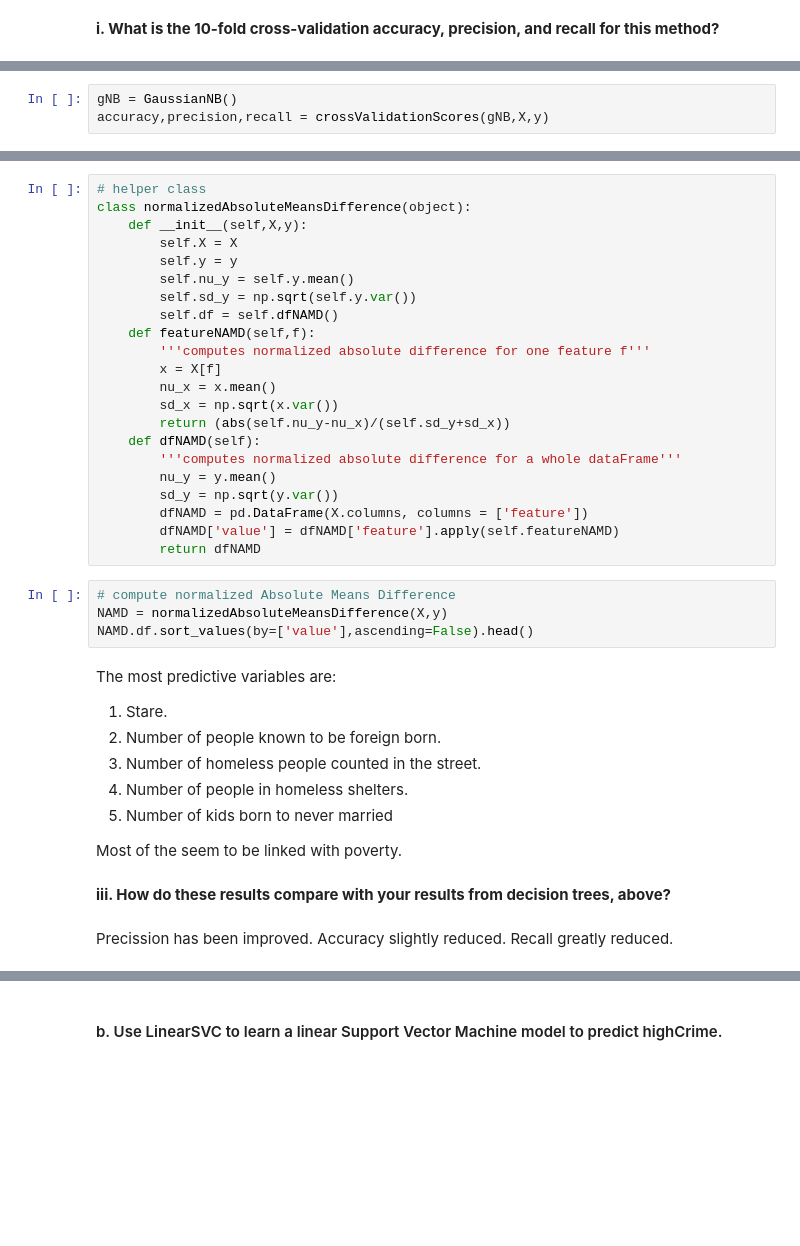
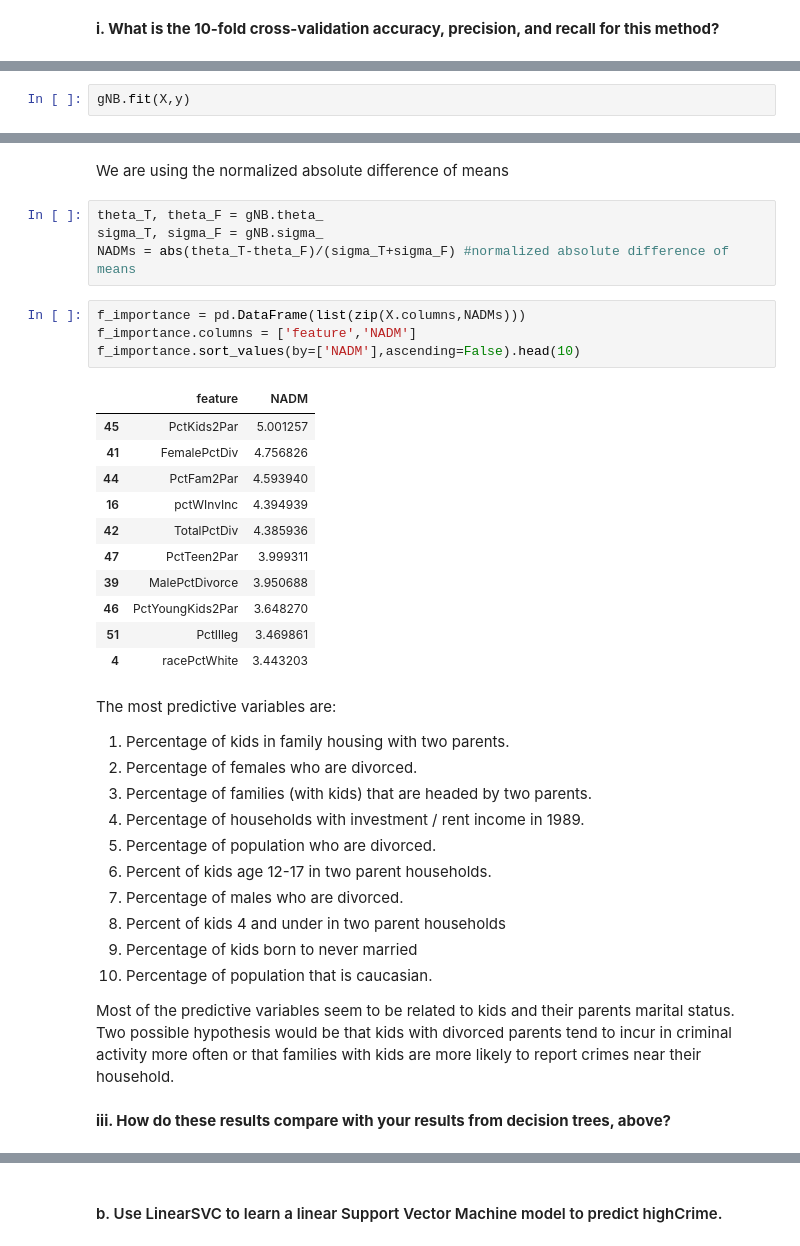
Before and after one commit to edballest/DataScienceAnalytics-CrimePrediction, a Jupyter notebook: Ballesteros-A20410861-homework1.ipynb, the cells around one changed output, grey strips where cells are left out. Saved outputs shown, nothing was run; the diff lists cells and outputs as text; blank space fills up the shorter version.

```diff
--- a/Ballesteros-A20410861-homework1.ipynb
+++ b/Ballesteros-A20410861-homework1.ipynb
@@ -140,3 +184,2 @@ from sklearn.naive_bayes import GaussianNB
 # %%
-gNB = GaussianNB()
-accuracy,precision,recall = crossValidationScores(gNB,X,y)
+gNB.fit(X,y)
@@ -145,39 +188,38 @@ accuracy,precision,recall = crossValidationScores(gNB,X,y)
-# %%
-# helper class
-class normalizedAbsoluteMeansDifference(object):
-    def __init__(self,X,y):
-        self.X = X
-        self.y = y
-        self.nu_y = self.y.mean()
-        self.sd_y = np.sqrt(self.y.var())
-        self.df = self.dfNAMD()
-    def featureNAMD(self,f):
-        '''computes normalized absolute difference for one feature f'''
-        x = X[f]
-        nu_x = x.mean()
-        sd_x = np.sqrt(x.var())
-        return (abs(self.nu_y-nu_x)/(self.sd_y+sd_x))
-    def dfNAMD(self):
-        '''computes normalized absolute difference for a whole dataFrame'''
-        nu_y = y.mean()
-        sd_y = np.sqrt(y.var())
-        dfNAMD = pd.DataFrame(X.columns, columns = ['feature'])
-        dfNAMD['value'] = dfNAMD['feature'].apply(self.featureNAMD)
-        return dfNAMD
-# %%
-# compute normalized Absolute Means Difference
-NAMD = normalizedAbsoluteMeansDifference(X,y)
-NAMD.df.sort_values(by=['value'],ascending=False).head()
-# %% [markdown]
-The most predictive variables are:
-1. Stare.
-2. Number of people known to be foreign born.
-3. Number of homeless people counted in the street.
-4. Number of people in homeless shelters.
-5. Number of kids born to never married
-
-Most of the seem to be linked with poverty.
+# %% [markdown]
+We are using the normalized absolute difference of means
+# %%
+theta_T, theta_F = gNB.theta_
+sigma_T, sigma_F = gNB.sigma_
+NADMs = abs(theta_T-theta_F)/(sigma_T+sigma_F) #normalized absolute difference of means
+# %%
+f_importance = pd.DataFrame(list(zip(X.columns,NADMs)))
+f_importance.columns = ['feature','NADM']
+f_importance.sort_values(by=['NADM'],ascending=False).head(10)
+# %% [output]
+|  | feature | NADM |
+| 45 | PctKids2Par | 5.001257 |
+| 41 | FemalePctDiv | 4.756826 |
+| 44 | PctFam2Par | 4.593940 |
+| 16 | pctWInvInc | 4.394939 |
+| 42 | TotalPctDiv | 4.385936 |
+| 47 | PctTeen2Par | 3.999311 |
+| 39 | MalePctDivorce | 3.950688 |
+| 46 | PctYoungKids2Par | 3.648270 |
+| 51 | PctIlleg | 3.469861 |
+| 4 | racePctWhite | 3.443203 |
+# %% [markdown]
+The most predictive variables are:
+1. Percentage of kids in family housing with two parents.
+2. Percentage of females who are divorced.
+3. Percentage of families (with kids) that are headed by two parents.
+4. Percentage of households with investment / rent income in 1989.
+5. Percentage of population who are divorced.
+6. Percent of kids age 12-17 in two parent households.
+7. Percentage of males who are divorced.
+8. Percent of kids 4 and under in two parent households
+9. Percentage of kids born to never married
+10. Percentage of population that is caucasian.
+
+Most of the predictive variables seem to be related to kids and their parents marital status. Two possible hypothesis would be that kids with divorced parents tend to incur in criminal activity more often or that families with kids are more likely to report crimes near their household.
 # %% [markdown]
 **iii.	How do these results compare with your results from decision trees, above?**
-# %% [markdown]
-Precission has been improved. Accuracy slightly reduced. Recall greatly reduced.
```
Also changed, not shown: parts of 56 cells of this notebook.
